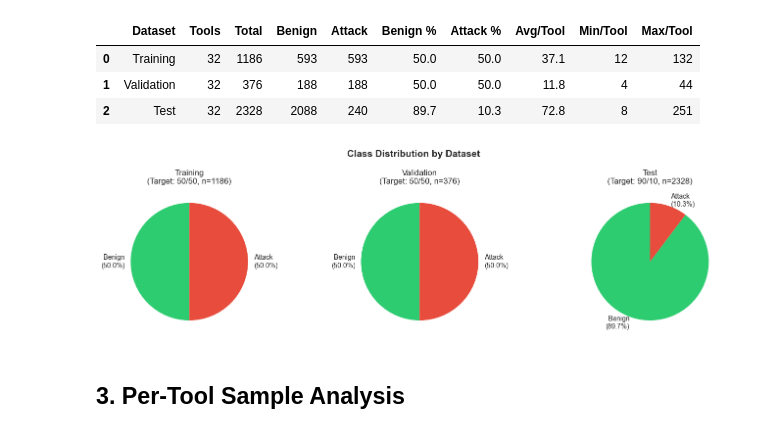
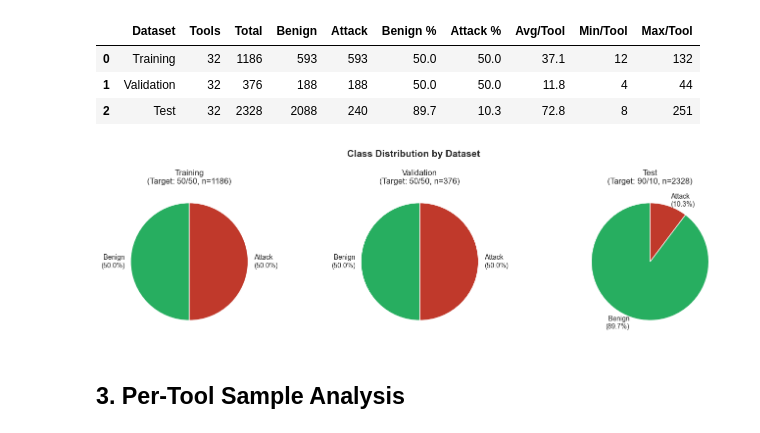
Before and after one commit to Rizwan723/MCP-Security-Proxy, a Jupyter notebook: research/notebooks/dataset_validation.ipynb, the cells around one changed output. Cells and saved outputs as stored; diff of their text form; code cells hidden in the pictures.

```diff
--- a/research/notebooks/dataset_validation.ipynb
+++ b/research/notebooks/dataset_validation.ipynb
@@ -109,26 +146,27 @@ display(stats_df.round(1))
 | 1 | Validation | 32 | 376 | 188 | 188 | 50.0 | 50.0 | 11.8 | 4 | 44 |
 | 2 | Test | 32 | 2328 | 2088 | 240 | 89.7 | 10.3 | 72.8 | 8 | 251 |
 # %%
-# Visualize class distribution
+# Visualize class distribution with consistent colors
 fig, axes = plt.subplots(1, 3, figsize=(14, 4))
 
-colors = ['#2ecc71', '#e74c3c']
 targets = {'Training': '50/50', 'Validation': '50/50', 'Test': '90/10'}
 
 for idx, (name, data) in enumerate(datasets.items()):
     stats = get_dataset_stats(data)
     sizes = [stats['benign'], stats['attack']]
     labels = [f"Benign\n({stats['benign_pct']:.1f}%)", f"Attack\n({stats['attack_pct']:.1f}%)"]
 
-    axes[idx].pie(sizes, labels=labels, colors=colors, autopct='', startangle=90)
+    # Use consistent CLASS_COLORS
+    axes[idx].pie(sizes, labels=labels, colors=CLASS_COLORS, autopct='', startangle=90,
+                  wedgeprops={'edgecolor': 'white', 'linewidth': 1})
     axes[idx].set_title(f"{name}\n(Target: {targets[name]}, n={stats['total_samples']})")
 
 plt.suptitle('Class Distribution by Dataset', fontsize=14, fontweight='bold')
 plt.tight_layout()
-plt.savefig('../evaluation_results/owasp_class_distribution.png', dpi=150, bbox_inches='tight')
+plt.savefig('../figures/dataset/owasp_class_distribution.png', dpi=150, bbox_inches='tight')
 plt.show()
 # %% [output]
-[figure, old version]
+[figure, new version]
 # %% [markdown]
 ## 3. Per-Tool Sample Analysis
 # %%
```
Also changed, not shown: parts of 5 cells of this notebook, 5 other files.
